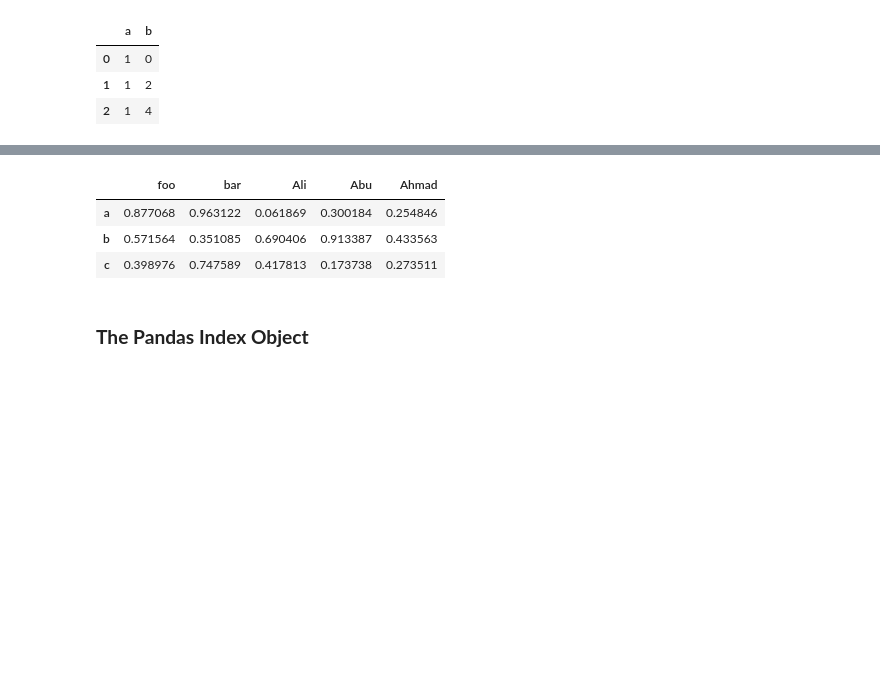
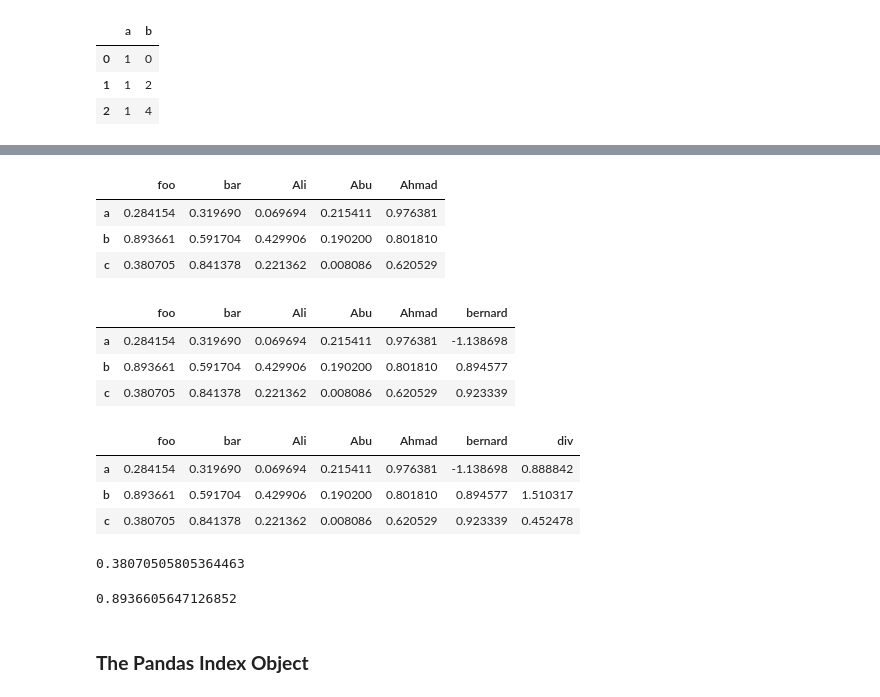
Before and after one commit to mohdkhairilabdulkarim/STQD6014-Data-Science, a Jupyter notebook: Copy_of_Week10_Pandas_20231224_WC.ipynb, the cells around one changed output, grey strips where cells are left out. Cells and saved outputs as stored; diff of their text form; code cells hidden in the pictures; blank space fills up the shorter version.

```diff
--- a/Copy_of_Week10_Pandas_20231224_WC.ipynb
+++ b/Copy_of_Week10_Pandas_20231224_WC.ipynb
@@ -257,13 +259,44 @@ pd.DataFrame(np.random.rand(3, 2), # dimension of 3x2
 # %%
 # Challenge
 # Create a 3 x 5 data frame
+trial = pd.DataFrame(np.random.rand(3, 5), # dimension of 3x5
+             columns=['foo', 'bar','Ali','Abu','Ahmad'],
+             index=['a', 'b', 'c'])
+trial
 # %% [output]
 |  | foo | bar | Ali | Abu | Ahmad |
-| a | 0.877068 | 0.963122 | 0.061869 | 0.300184 | 0.254846 |
-| b | 0.571564 | 0.351085 | 0.690406 | 0.913387 | 0.433563 |
-| c | 0.398976 | 0.747589 | 0.417813 | 0.173738 | 0.273511 |
+| a | 0.284154 | 0.319690 | 0.069694 | 0.215411 | 0.976381 |
+| b | 0.893661 | 0.591704 | 0.429906 | 0.190200 | 0.801810 |
+| c | 0.380705 | 0.841378 | 0.221362 | 0.008086 | 0.620529 |
 # %%
 # Add column # 6 with standard normal data
+# Improtant for final exam
+trial['bernard']=np.random.standard_normal(3)
+trial
+# %% [output]
+|  | foo | bar | Ali | Abu | Ahmad | bernard |
+| a | 0.284154 | 0.319690 | 0.069694 | 0.215411 | 0.976381 | -1.138698 |
+| b | 0.893661 | 0.591704 | 0.429906 | 0.190200 | 0.801810 | 0.894577 |
+| c | 0.380705 | 0.841378 | 0.221362 | 0.008086 | 0.620529 | 0.923339 |
+# %%
+# Division
+trial['div']=trial['foo']/trial['bar']
+trial
+# %% [output]
+|  | foo | bar | Ali | Abu | Ahmad | bernard | div |
+| a | 0.284154 | 0.319690 | 0.069694 | 0.215411 | 0.976381 | -1.138698 | 0.888842 |
+| b | 0.893661 | 0.591704 | 0.429906 | 0.190200 | 0.801810 | 0.894577 | 1.510317 |
+| c | 0.380705 | 0.841378 | 0.221362 | 0.008086 | 0.620529 | 0.923339 | 0.452478 |
+# %%
+# Median for foo
+trial['foo'].median()
+# %% [output]
+0.38070505805364463
+# %%
+# Max for foo
+trial['foo'].max()
+# %% [output]
+0.8936605647126852
 # %% [markdown]
 ### **The Pandas Index Object**
 # %%
```
Also changed, not shown: parts of 2 cells of this notebook.
